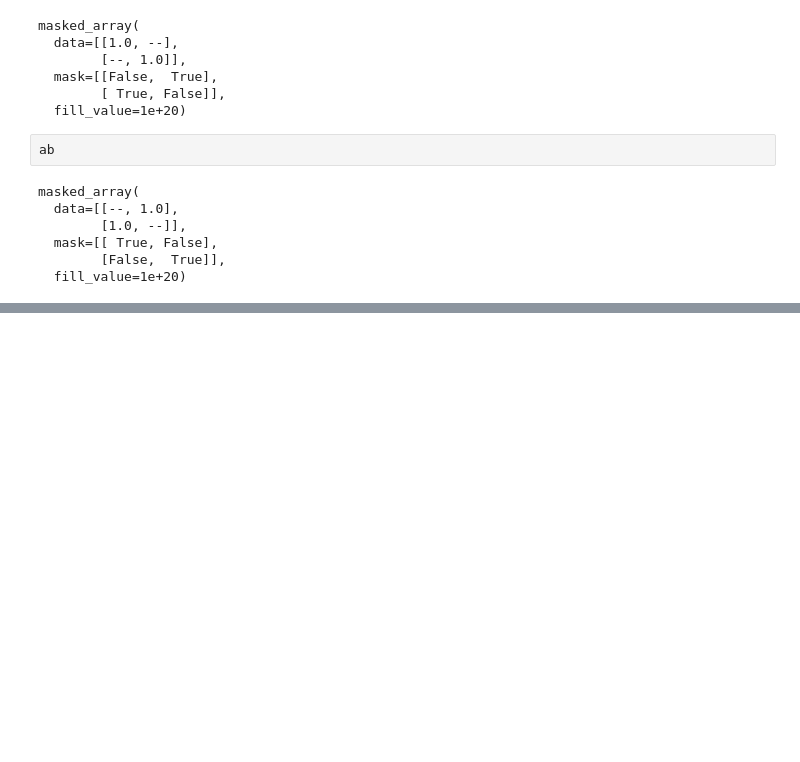
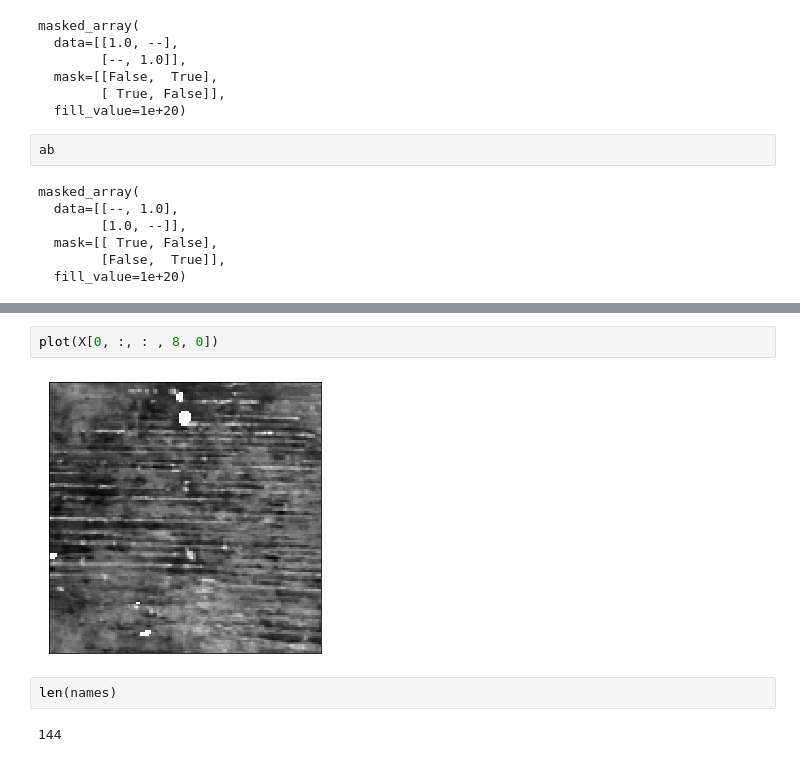
Before and after one commit to mmbajo/PROBA-V, a Jupyter notebook: notebooks/Patches.ipynb, the cells around one changed output, grey strips where cells are left out. Drawn from its saved outputs; the diff is of its cells as text; blank space fills up the shorter version.

```diff
--- a/notebooks/Patches.ipynb
+++ b/notebooks/Patches.ipynb
@@ -492,0 +654,8 @@ masked_array(
+# %%
+plot(X[0, :, : , 8, 0])
+# %% [output]
+[figure, added]
+# %%
+len(names)
+# %% [output]
+144
```
Also changed, not shown: parts of 19 cells of this notebook, 6 other files.
